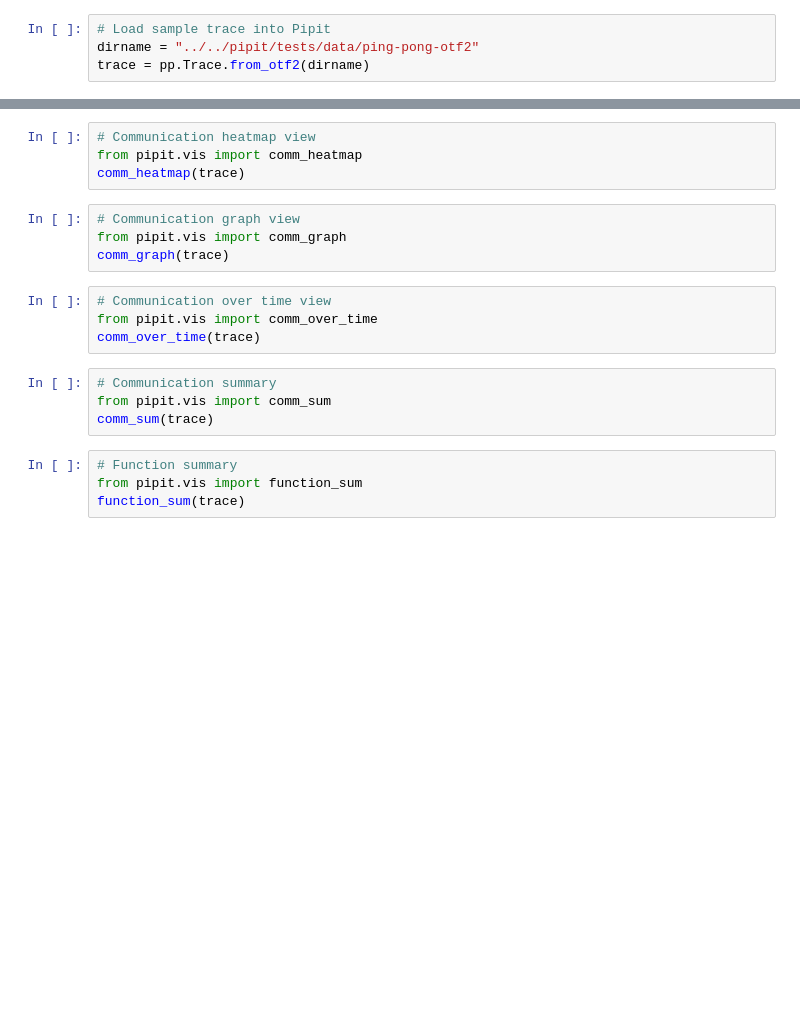
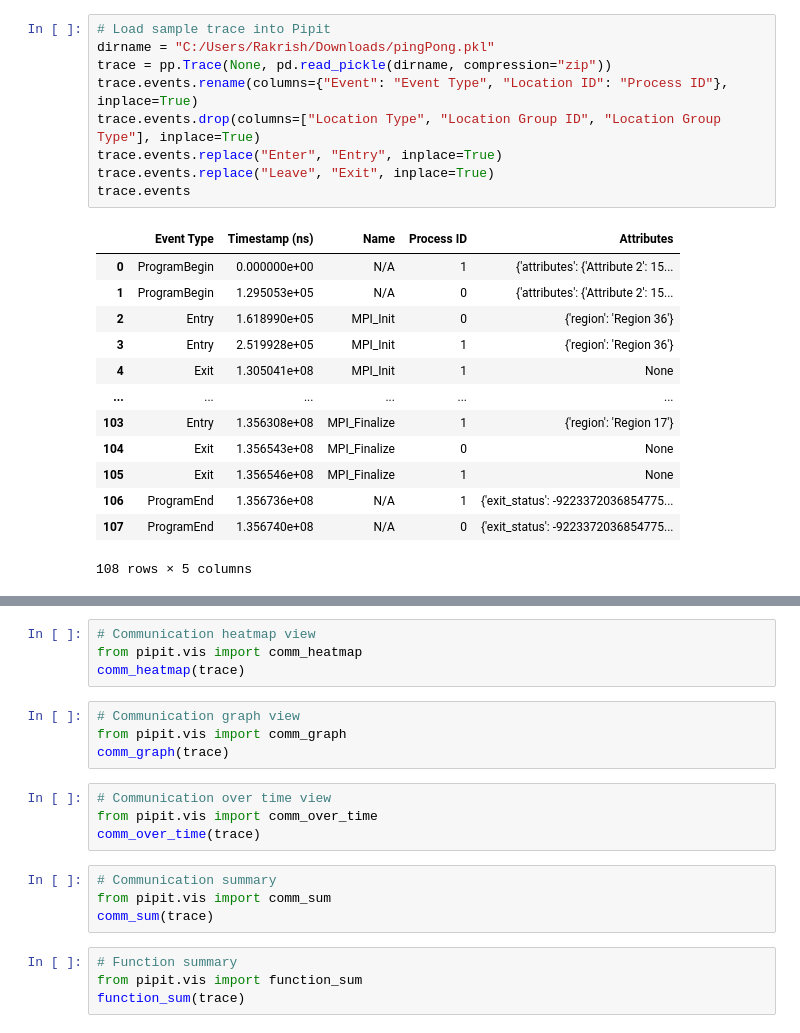
Before and after one commit to hpcgroup/pipit, a Jupyter notebook: docs/examples/vis.ipynb, the cells around one changed output, grey strips where cells are left out. Saved outputs shown, nothing was run; the diff lists cells and outputs as text; blank space fills up the shorter version.

```diff
--- a/docs/examples/vis.ipynb
+++ b/docs/examples/vis.ipynb
@@ -13,7 +17,26 @@ import pipit as pp
-# %%
-# Load sample trace into Pipit
-dirname = "../../pipit/tests/data/ping-pong-otf2"
-trace = pp.Trace.from_otf2(dirname)
+# %%
+# Load sample trace into Pipit
+dirname = "C:/Users/Rakrish/Downloads/pingPong.pkl"
+trace = pp.Trace(None, pd.read_pickle(dirname, compression="zip"))
+trace.events.rename(columns={"Event": "Event Type", "Location ID": "Process ID"}, inplace=True)
+trace.events.drop(columns=["Location Type", "Location Group ID", "Location Group Type"], inplace=True)
+trace.events.replace("Enter", "Entry", inplace=True)
+trace.events.replace("Leave", "Exit", inplace=True)
+trace.events
+# %% [output]
+|  | Event Type | Timestamp (ns) | Name | Process ID | Attributes |
+| 0 | ProgramBegin | 0.000000e+00 | N/A | 1 | {'attributes': {'Attribute 2': 15... |
+| 1 | ProgramBegin | 1.295053e+05 | N/A | 0 | {'attributes': {'Attribute 2': 15... |
+| 2 | Entry | 1.618990e+05 | MPI_Init | 0 | {'region': 'Region 36'} |
+| 3 | Entry | 2.519928e+05 | MPI_Init | 1 | {'region': 'Region 36'} |
+| 4 | Exit | 1.305041e+08 | MPI_Init | 1 | None |
+| ... | ... | ... | ... | ... | ... |
+| 103 | Entry | 1.356308e+08 | MPI_Finalize | 1 | {'region': 'Region 17'} |
+| 104 | Exit | 1.356543e+08 | MPI_Finalize | 0 | None |
+| 105 | Exit | 1.356546e+08 | MPI_Finalize | 1 | None |
+| 106 | ProgramEnd | 1.356736e+08 | N/A | 1 | {'exit_status': -9223372036854775... |
+| 107 | ProgramEnd | 1.356740e+08 | N/A | 0 | {'exit_status': -9223372036854775... |
+108 rows × 5 columns
 # %%
 # Timeline view
 from pipit.vis import timeline
```
Also changed, not shown: parts of 5 cells of this notebook, 10 other files.
